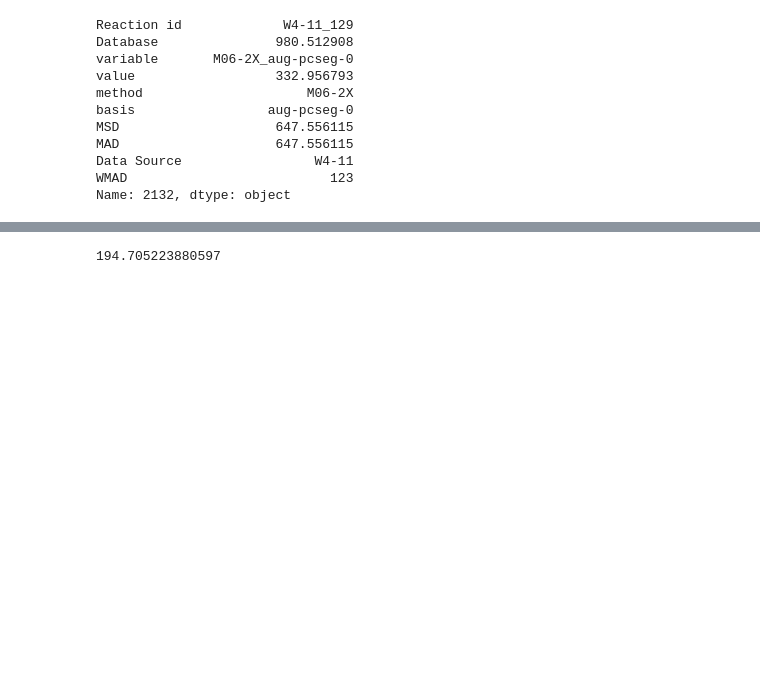
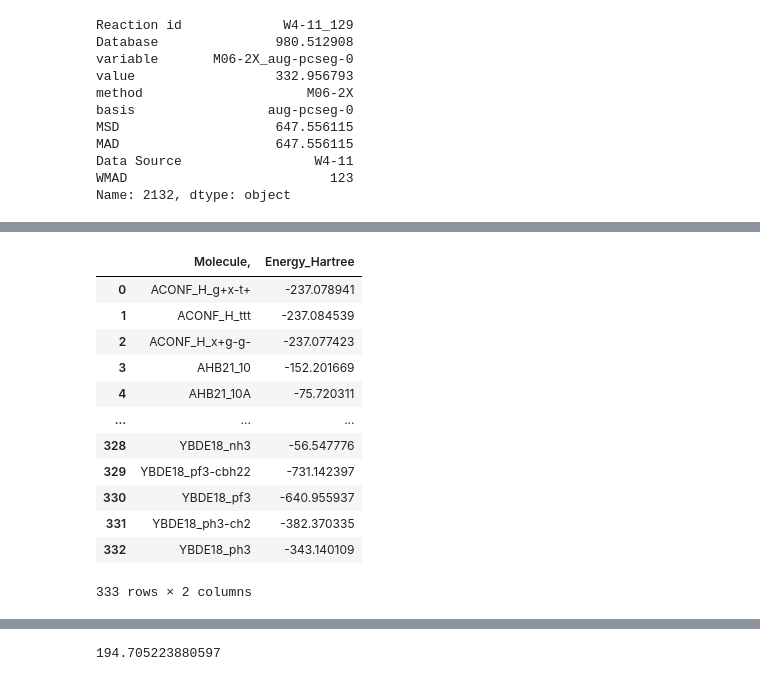
Before and after one commit to SamuelPitman/ProcessingData, a Jupyter notebook: Processing.ipynb, the cells around one changed output, grey strips where cells are left out. Cells and saved outputs as stored; diff of their text form; code cells hidden in the pictures; blank space fills up the shorter version.

```diff
--- a/Processing.ipynb
+++ b/Processing.ipynb
@@ -1524,3 +1491,23 @@ MB16
+# %%
+Error_Data_method_basis = pd.read_csv(f'29Sept/Results/Energies_B3LYP.6-31Gd_2.txt', sep = ' ')
+
+Error_Data_method_basis
+
+#Note C60 isnt included in this set
+# %% [output]
+|  | Molecule, | Energy_Hartree |
+| 0 | ACONF_H_g+x-t+ | -237.078941 |
+| 1 | ACONF_H_ttt | -237.084539 |
+| 2 | ACONF_H_x+g-g- | -237.077423 |
+| 3 | AHB21_10 | -152.201669 |
+| 4 | AHB21_10A | -75.720311 |
+| ... | ... | ... |
+| 328 | YBDE18_nh3 | -56.547776 |
+| 329 | YBDE18_pf3-cbh22 | -731.142397 |
+| 330 | YBDE18_pf3 | -640.955937 |
+| 331 | YBDE18_ph3-ch2 | -382.370335 |
+| 332 | YBDE18_ph3 | -343.140109 |
+333 rows × 2 columns
 # %%
 #print('hey',Reaction_issues_method_basis.iloc[0,0] )
 #Reactions_list =[]
```
Also changed, not shown: parts of 19 cells of this notebook.
